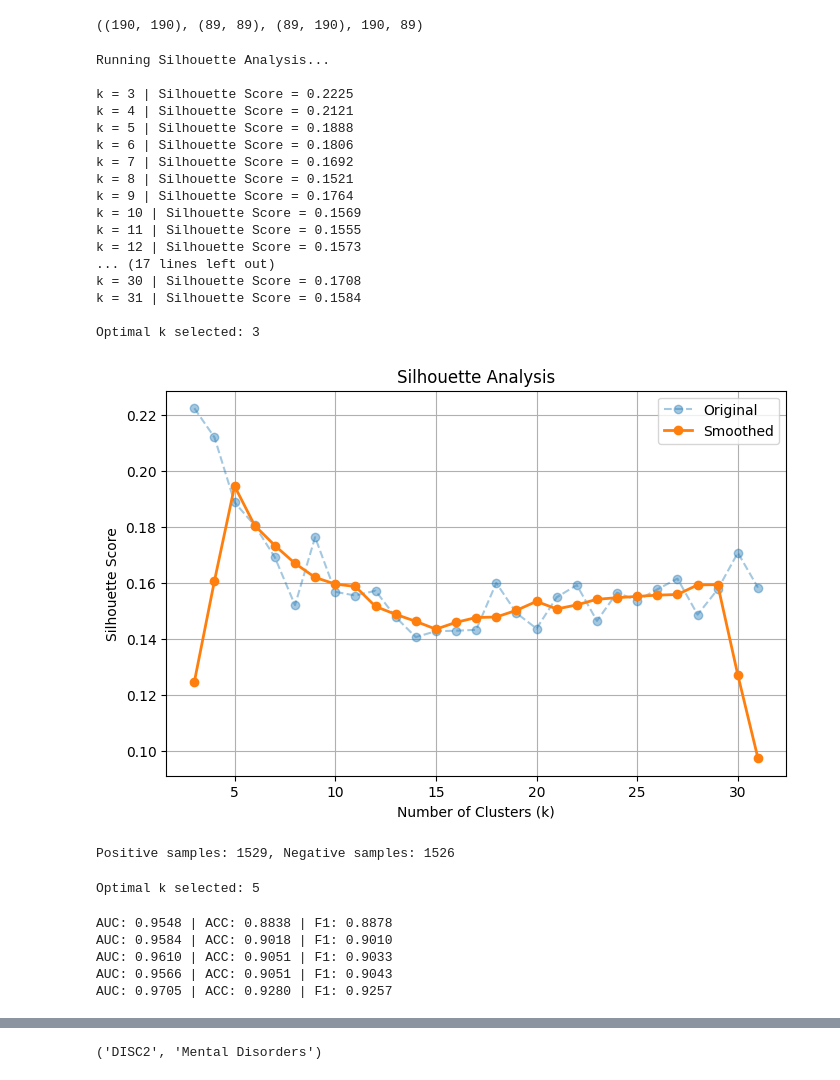
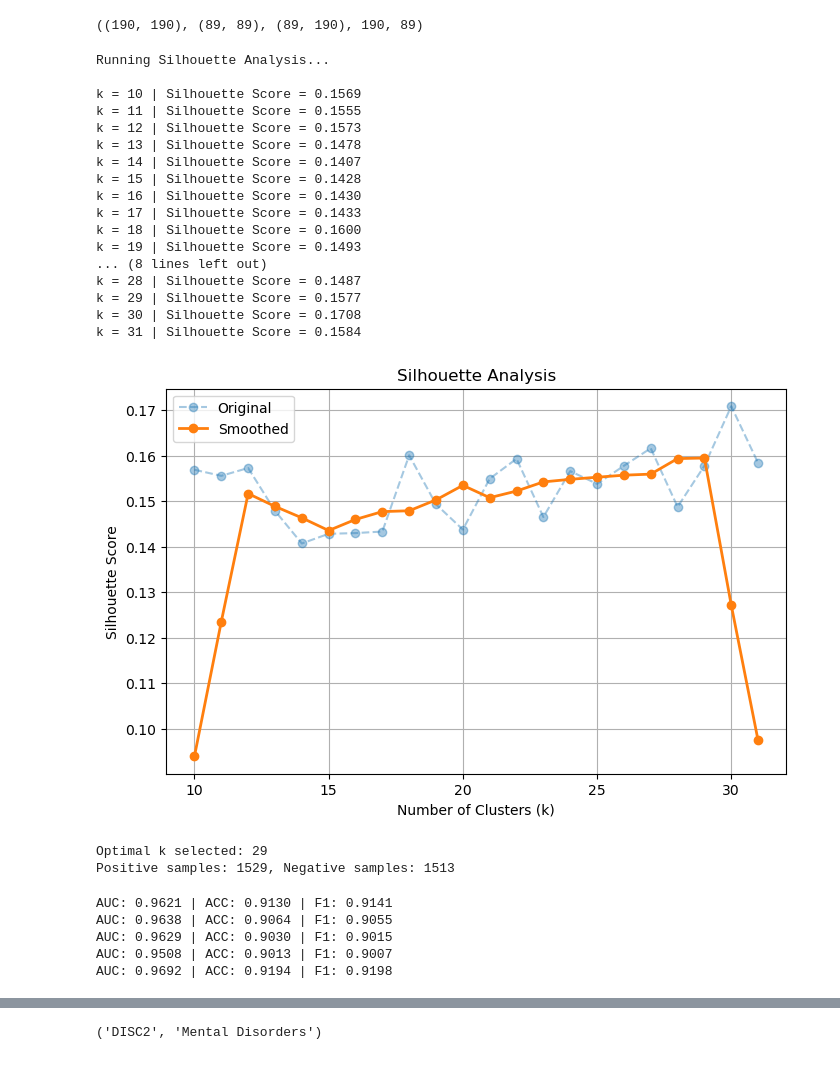
Before and after one commit to Jannatul-Naim/gbdtsvm, a Jupyter notebook: GNN.ipynb, the cells around one changed output, grey strips where cells are left out. Cells and saved outputs as stored; diff of their text form; code cells hidden in the pictures.

```diff
--- a/GNN.ipynb
+++ b/GNN.ipynb
@@ -475,49 +475,50 @@ import matplotlib.pyplot as plt
 sampler = NegativeSampler(disease_sim, rna_sim, adj, random_state=42)
 
 
-k_range = range(3, 32)
+k_range = range(10, 32)
 k = np.array(list(k_range))
 scores = sampler.find_optimal_k(k_range)[1]
 
 
 window = 5
 scores_smooth = np.convolve(scores, np.ones(window) / window, mode='same')
 
 
 plt.figure(figsize=(8, 5))
 plt.plot(k, scores, 'o--', alpha=0.4, label='Original')
 plt.plot(k, scores_smooth, '-o', linewidth=2, label='Smoothed')
 plt.xlabel("Number of Clusters (k)")
 plt.ylabel("Silhouette Score")
 plt.title("Silhouette Analysis")
 plt.grid(True)
 plt.legend()
 plt.show()
 
 
 optimal_k = k[np.argmax(scores_smooth)]
 pos, neg = sampler.sample_with_k(optimal_k)
 
-# print(f"Optimal k selected: {optimal_k}")
+print(f"Optimal k selected: {optimal_k}")
 print(f"Positive samples: {len(pos)}, Negative samples: {len(neg)}")
 # %% [output]
 Running Silhouette Analysis...
 
-k = 3 | Silhouette Score = 0.2225
-k = 4 | Silhouette Score = 0.2121
-k = 5 | Silhouette Score = 0.1888
-k = 6 | Silhouette Score = 0.1806
-k = 7 | Silhouette Score = 0.1692
-k = 8 | Silhouette Score = 0.1521
-k = 9 | Silhouette Score = 0.1764
 k = 10 | Silhouette Score = 0.1569
 k = 11 | Silhouette Score = 0.1555
 k = 12 | Silhouette Score = 0.1573
-... (17 lines left out)
+k = 13 | Silhouette Score = 0.1478
+k = 14 | Silhouette Score = 0.1407
+k = 15 | Silhouette Score = 0.1428
+k = 16 | Silhouette Score = 0.1430
+k = 17 | Silhouette Score = 0.1433
+k = 18 | Silhouette Score = 0.1600
+k = 19 | Silhouette Score = 0.1493
+... (8 lines left out)
+k = 28 | Silhouette Score = 0.1487
+k = 29 | Silhouette Score = 0.1577
 k = 30 | Silhouette Score = 0.1708
 k = 31 | Silhouette Score = 0.1584
-
-Optimal k selected: 3
-[figure, old version]
+[figure, new version]
-Positive samples: 1529, Negative samples: 1526
+Optimal k selected: 29
+Positive samples: 1529, Negative samples: 1513
 # %%
@@ -525,9 +525,5 @@ Positive samples: 1529, Negative samples: 1526
 X = build_node_features(rna_sim, disease_sim)
 E = build_bipartite_edge_index(adj)
-# %%
-print(f"Optimal k selected: {optimal_k}")
-# %% [output]
-Optimal k selected: 5
 # %%
 
 edges = np.vstack([pos, neg])
@@ -573,11 +569,11 @@ for train_idx, test_idx in skf.split(edges, labels):
         f"F1: {f1s[-1]:.4f}"
     )
 # %% [output]
-AUC: 0.9548 | ACC: 0.8838 | F1: 0.8878
-AUC: 0.9584 | ACC: 0.9018 | F1: 0.9010
-AUC: 0.9610 | ACC: 0.9051 | F1: 0.9033
-AUC: 0.9566 | ACC: 0.9051 | F1: 0.9043
-AUC: 0.9705 | ACC: 0.9280 | F1: 0.9257
+AUC: 0.9621 | ACC: 0.9130 | F1: 0.9141
+AUC: 0.9638 | ACC: 0.9064 | F1: 0.9055
+AUC: 0.9629 | ACC: 0.9030 | F1: 0.9015
+AUC: 0.9508 | ACC: 0.9013 | F1: 0.9007
+AUC: 0.9692 | ACC: 0.9194 | F1: 0.9198
 # %%
 
 final_model = BipartiteGNN(dim=X.shape[1])
```
Also changed, not shown: parts of 6 cells of this notebook, 8 other files.
